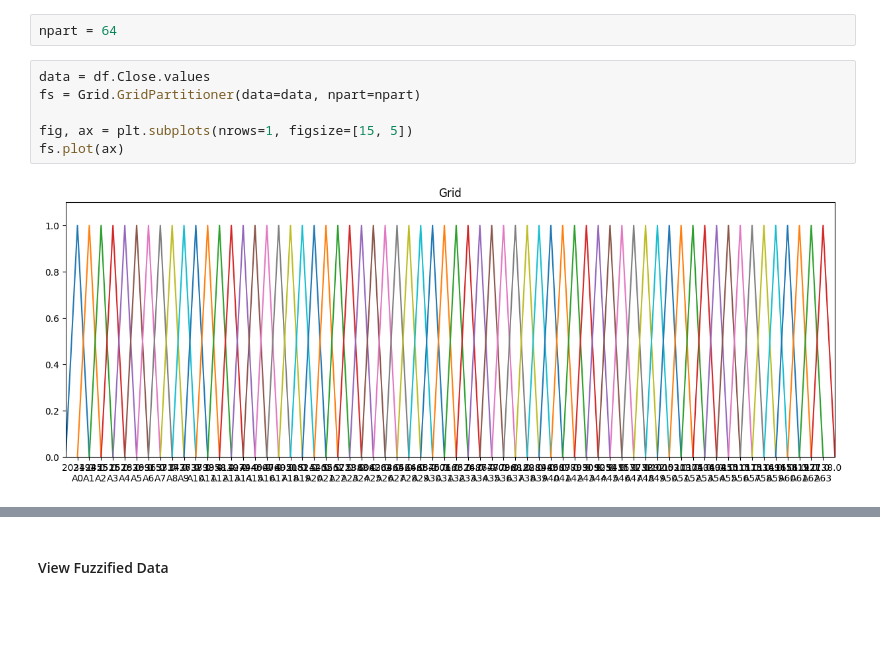
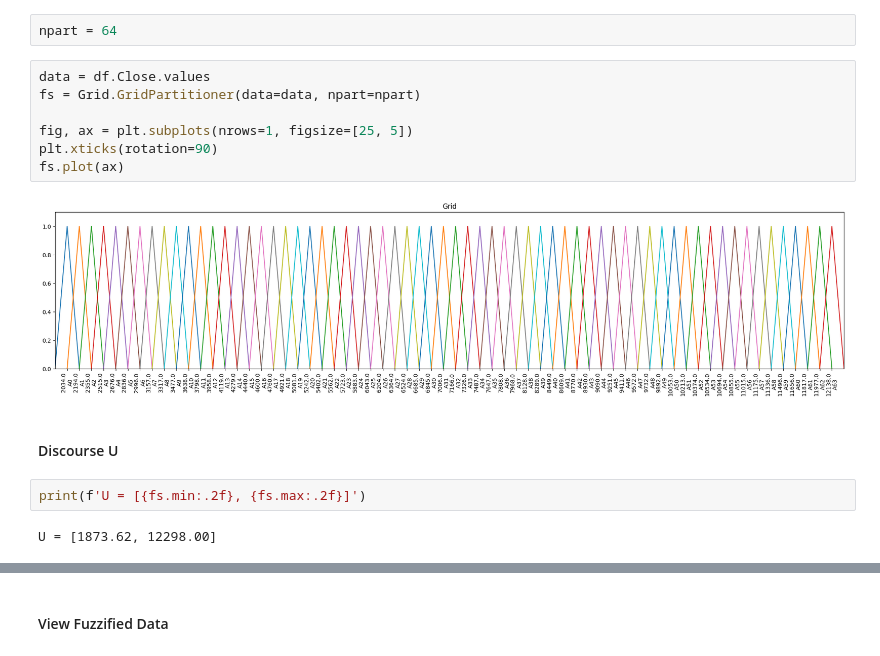
Before and after one commit to fn-hide/fts_lee, a Jupyter notebook: main.ipynb, the cells around one changed output, grey strips where cells are left out. Drawn from its saved outputs; the diff is of its cells as text; blank space fills up the shorter version.

```diff
--- a/main.ipynb
+++ b/main.ipynb
@@ -56,8 +57,15 @@ npart = 64
 # %%
 data = df.Close.values
 fs = Grid.GridPartitioner(data=data, npart=npart)
 
-fig, ax = plt.subplots(nrows=1, figsize=[15, 5])
+fig, ax = plt.subplots(nrows=1, figsize=[25, 5])
+plt.xticks(rotation=90)
 fs.plot(ax)
 # %% [output]
-[figure, old version]
+[figure, new version]
+# %% [markdown]
+#### Discourse U
+# %%
+print(f'U = [{fs.min:.2f}, {fs.max:.2f}]')
+# %% [output]
+U = [1873.62, 12298.00]
```
Also changed, not shown: parts of 9 cells of this notebook.
